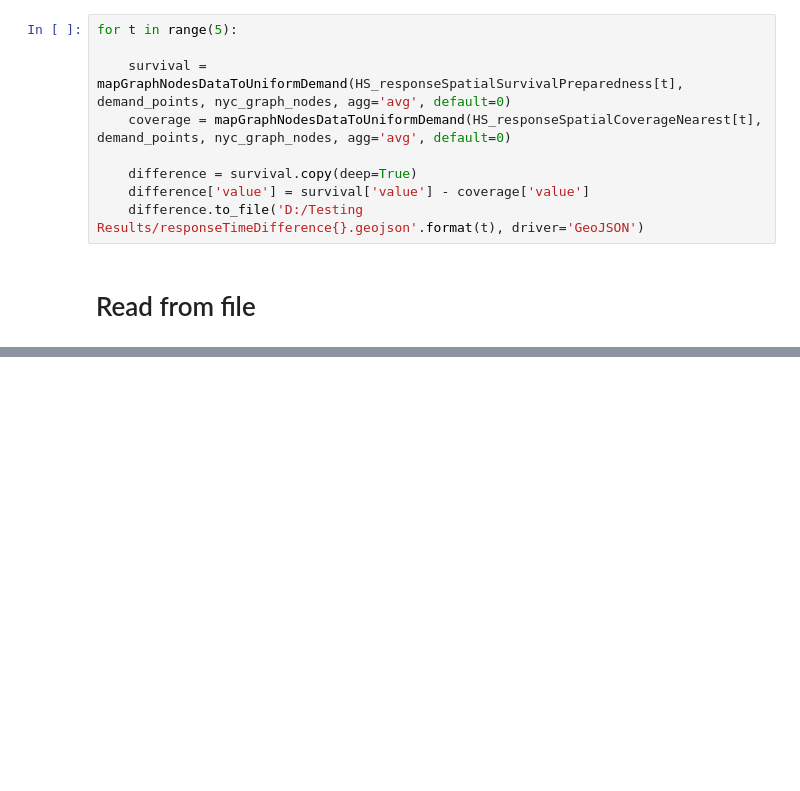
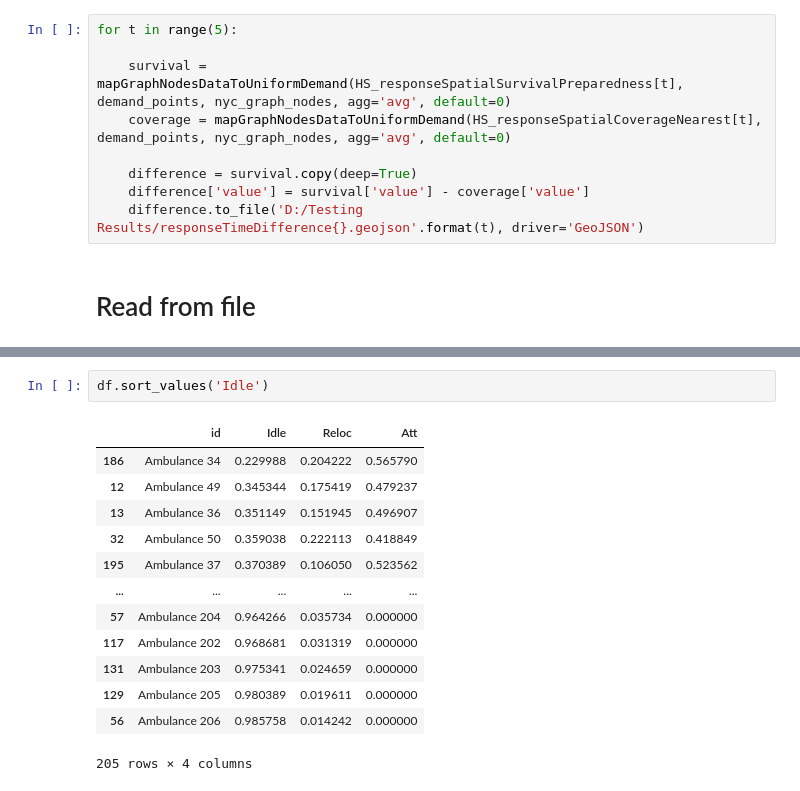
Before and after one commit to yamilbknsu/ems-ny-data, a Jupyter notebook: StatisticsDisplay2.ipynb, the cells around one changed output, grey strips where cells are left out. Drawn from its saved outputs; the diff is of its cells as text; blank space fills up the shorter version.

```diff
--- a/StatisticsDisplay2.ipynb
+++ b/StatisticsDisplay2.ipynb
@@ -539,0 +651,16 @@ sns.boxplot(df['Idle'])
+# %%
+df.sort_values('Idle')
+# %% [output]
+|  | id | Idle | Reloc | Att |
+| 186 | Ambulance 34 | 0.229988 | 0.204222 | 0.565790 |
+| 12 | Ambulance 49 | 0.345344 | 0.175419 | 0.479237 |
+| 13 | Ambulance 36 | 0.351149 | 0.151945 | 0.496907 |
+| 32 | Ambulance 50 | 0.359038 | 0.222113 | 0.418849 |
+| 195 | Ambulance 37 | 0.370389 | 0.106050 | 0.523562 |
+| ... | ... | ... | ... | ... |
+| 57 | Ambulance 204 | 0.964266 | 0.035734 | 0.000000 |
+| 117 | Ambulance 202 | 0.968681 | 0.031319 | 0.000000 |
+| 131 | Ambulance 203 | 0.975341 | 0.024659 | 0.000000 |
+| 129 | Ambulance 205 | 0.980389 | 0.019611 | 0.000000 |
+| 56 | Ambulance 206 | 0.985758 | 0.014242 | 0.000000 |
+205 rows × 4 columns
```
Also changed, not shown: parts of 16 cells of this notebook, 4 other files.
